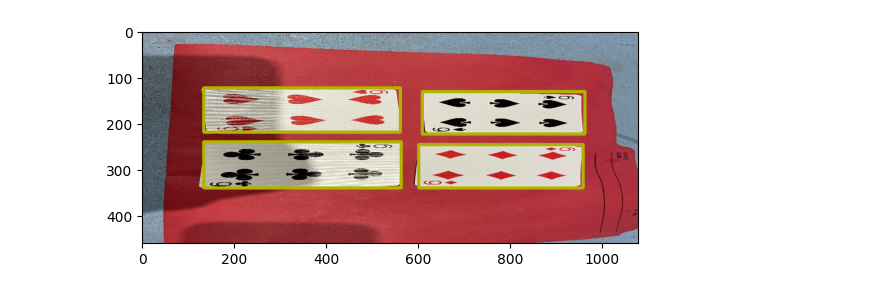
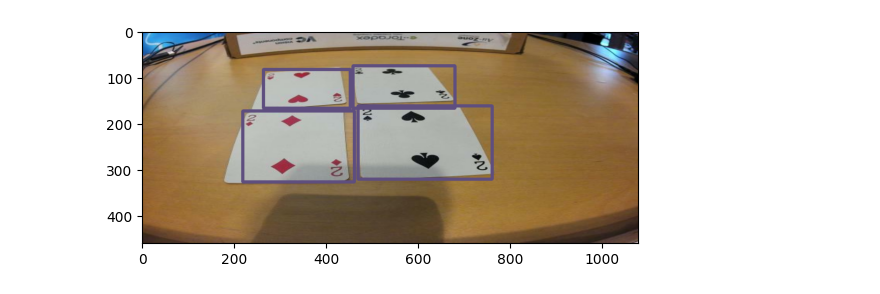
Before and after one commit to DeepViewML/deepview-datasets, a Jupyter notebook: notebooks/object-detection-iterators.ipynb, the cells around one changed output. Cells and saved outputs as stored; diff of their text form; code cells hidden in the pictures.

```diff
--- a/notebooks/object-detection-iterators.ipynb
+++ b/notebooks/object-detection-iterators.ipynb
@@ -67,27 +45,27 @@ colors = np.array([
 ], np.uint8)
 # %%
 for i, instance in enumerate(iterator):
-    if i < 10:
+    if i < 5:
         continue
 
     image = instance[0].numpy().astype(np.uint8)
     boxes = instance[1].numpy()
 
     H, W, _ = image.shape
 
     for xc, yc, w, h, l in boxes:
         x1 = int((xc - w * 0.5) * W)
         x2 = int((xc + w * 0.5) * W)
 
         y1 = int((yc - h *0.5) * H)
         y2 = int((yc + h *0.5) * H)
         color = colors[int(l)].tolist()
 
         cv2.rectangle(image, (x1, y1), (x2, y2), color, 5)
     plt.imshow(image)
     break
 # %% [output]
-[figure, old version]
+[figure, new version]
 # %%
 classes = [
     'ace',
```
Also changed, not shown: parts of 1 cell of this notebook, 1 other file.
